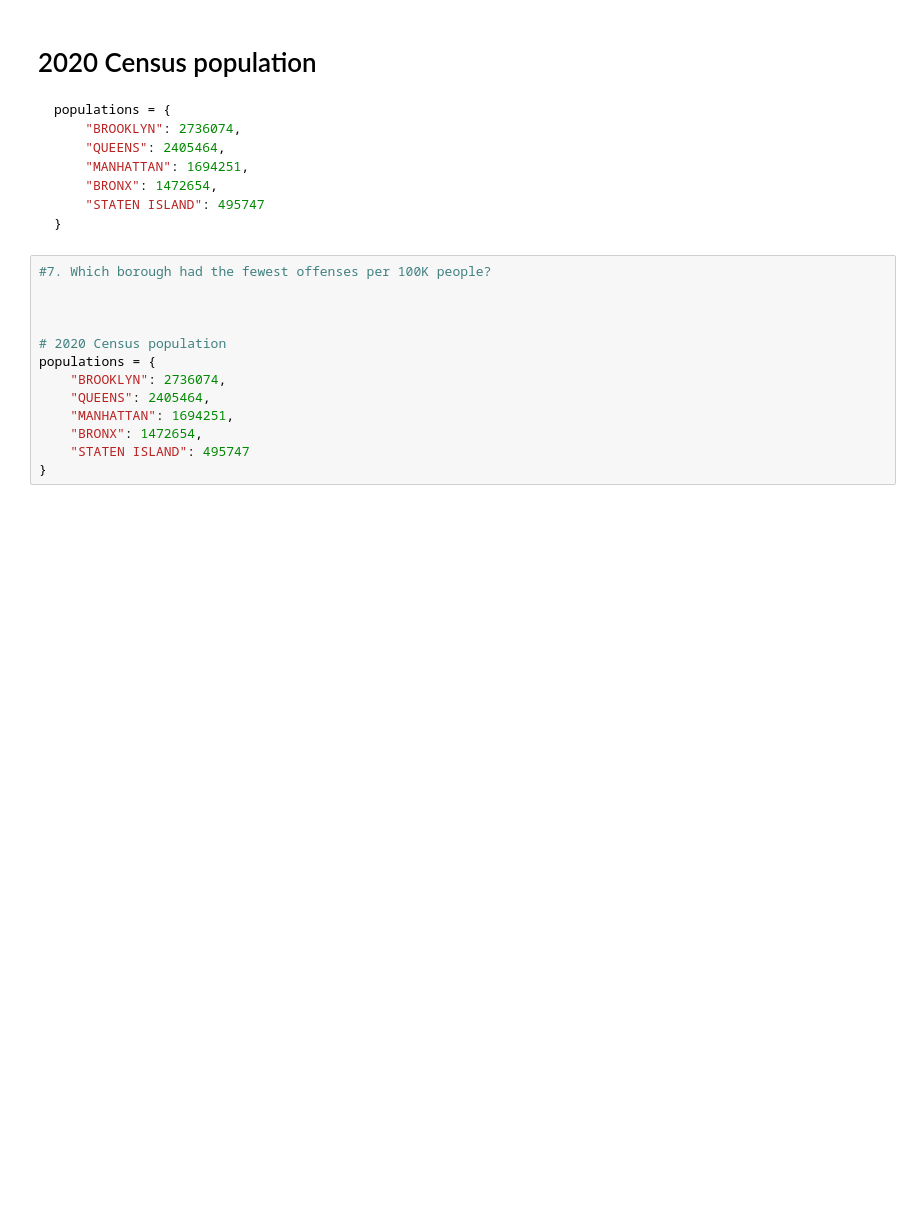
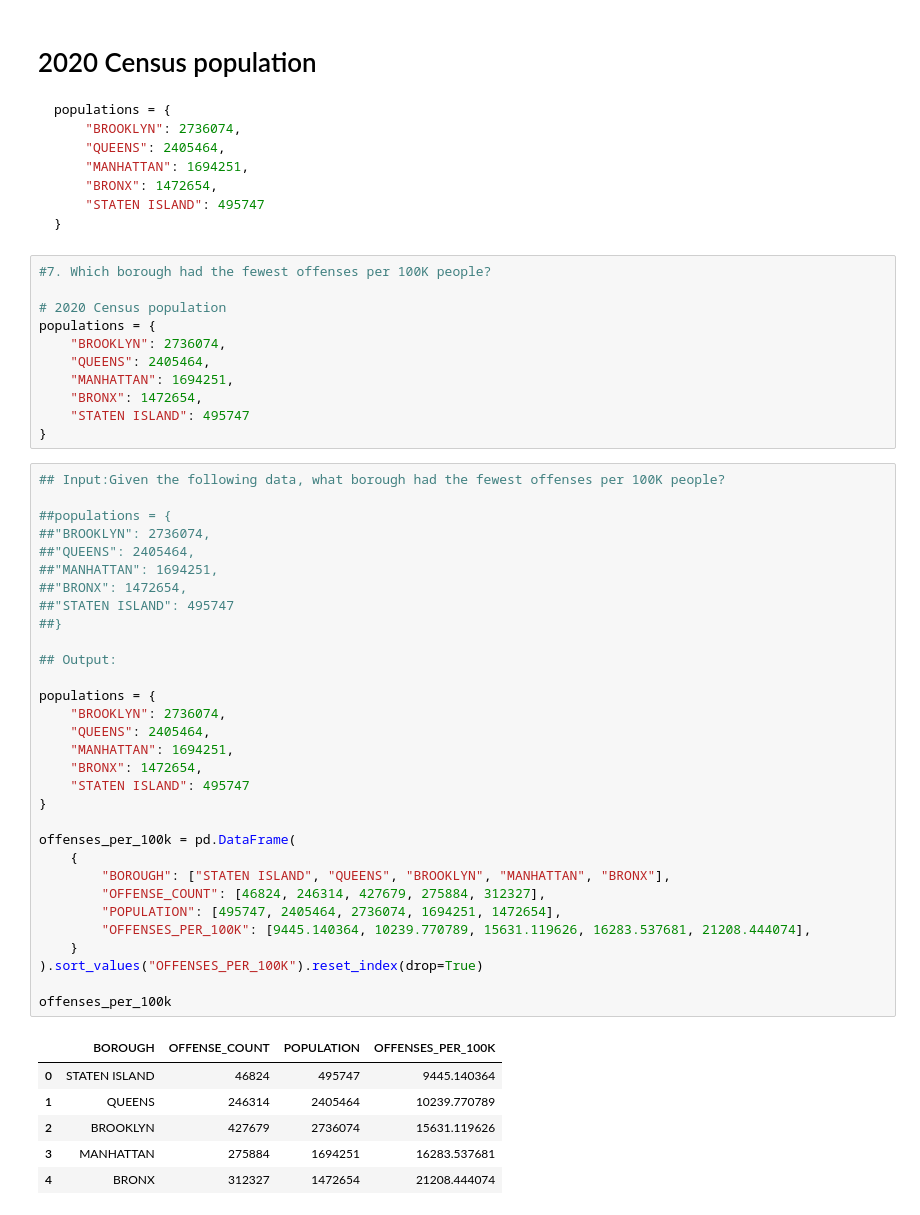
Before and after one commit to jack-walk/Adv-Data-W7, a Jupyter notebook: wk7-vibe-homework-for students.ipynb, the cells around one changed output. Cells and saved outputs as stored; diff of their text form; blank space fills up the shorter version.

````diff
--- a/wk7-vibe-homework-for students.ipynb
+++ b/wk7-vibe-homework-for students.ipynb
@@ -242,8 +390,6 @@ populations = {
 ```
 # %%
 #7. Which borough had the fewest offenses per 100K people?
-
-
 
 # 2020 Census population
 populations = {
@@ -253,3 +399,41 @@ populations = {
     "BRONX": 1472654,
     "STATEN ISLAND": 495747
 }
+# %%
+## Input:Given the following data, what borough had the fewest offenses per 100K people?
+
+##populations = {
+##"BROOKLYN": 2736074,
+##"QUEENS": 2405464,
+##"MANHATTAN": 1694251,
+##"BRONX": 1472654,
+##"STATEN ISLAND": 495747
+##}
+
+## Output:
+
+populations = {
+    "BROOKLYN": 2736074,
+    "QUEENS": 2405464,
+    "MANHATTAN": 1694251,
+    "BRONX": 1472654,
+    "STATEN ISLAND": 495747
+}
+
+offenses_per_100k = pd.DataFrame(
+    {
+        "BOROUGH": ["STATEN ISLAND", "QUEENS", "BROOKLYN", "MANHATTAN", "BRONX"],
+        "OFFENSE_COUNT": [46824, 246314, 427679, 275884, 312327],
+        "POPULATION": [495747, 2405464, 2736074, 1694251, 1472654],
+        "OFFENSES_PER_100K": [9445.140364, 10239.770789, 15631.119626, 16283.537681, 21208.444074],
+    }
+).sort_values("OFFENSES_PER_100K").reset_index(drop=True)
+
+offenses_per_100k
+# %% [output]
+|  | BOROUGH | OFFENSE_COUNT | POPULATION | OFFENSES_PER_100K |
+| 0 | STATEN ISLAND | 46824 | 495747 | 9445.140364 |
+| 1 | QUEENS | 246314 | 2405464 | 10239.770789 |
+| 2 | BROOKLYN | 427679 | 2736074 | 15631.119626 |
+| 3 | MANHATTAN | 275884 | 1694251 | 16283.537681 |
+| 4 | BRONX | 312327 | 1472654 | 21208.444074 |
````
Also changed, not shown: parts of 11 cells of this notebook.
